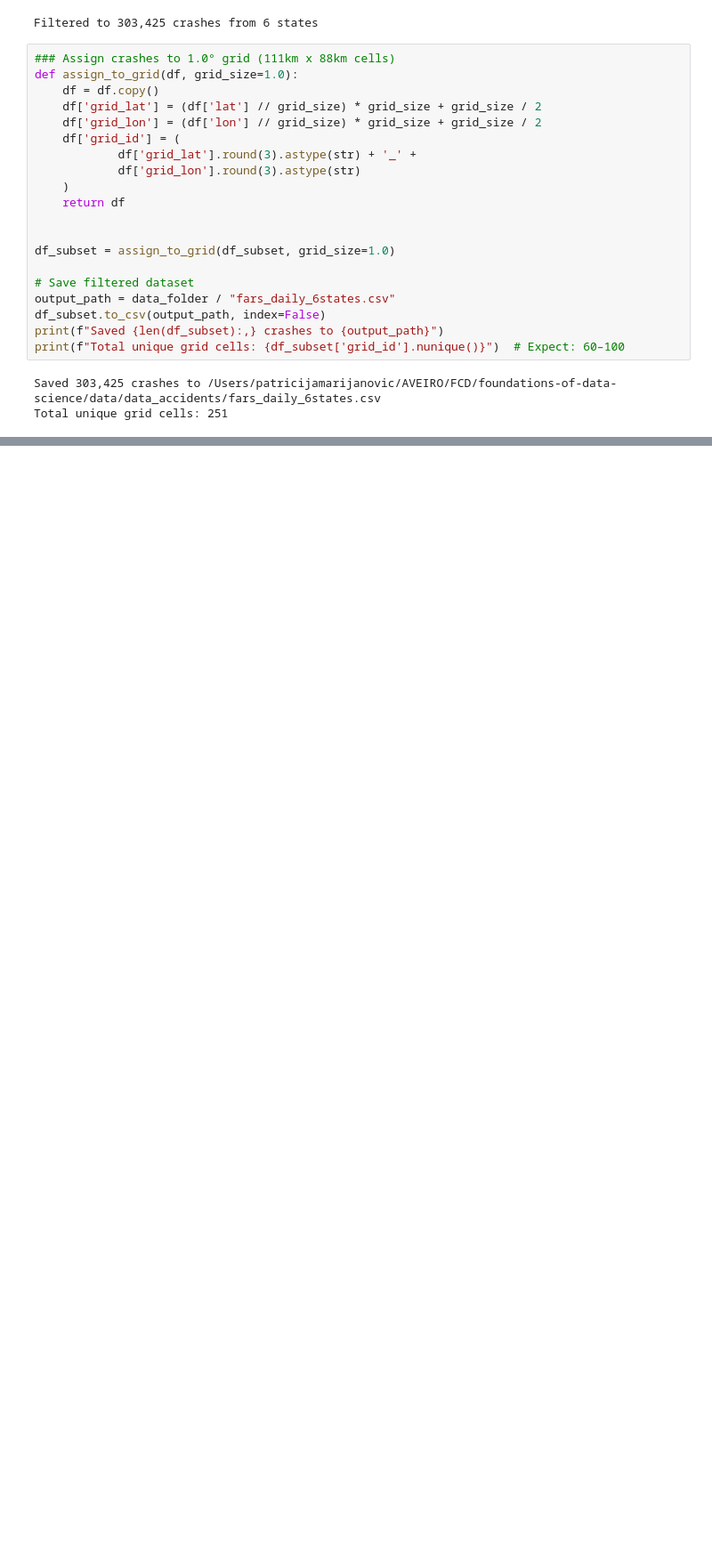
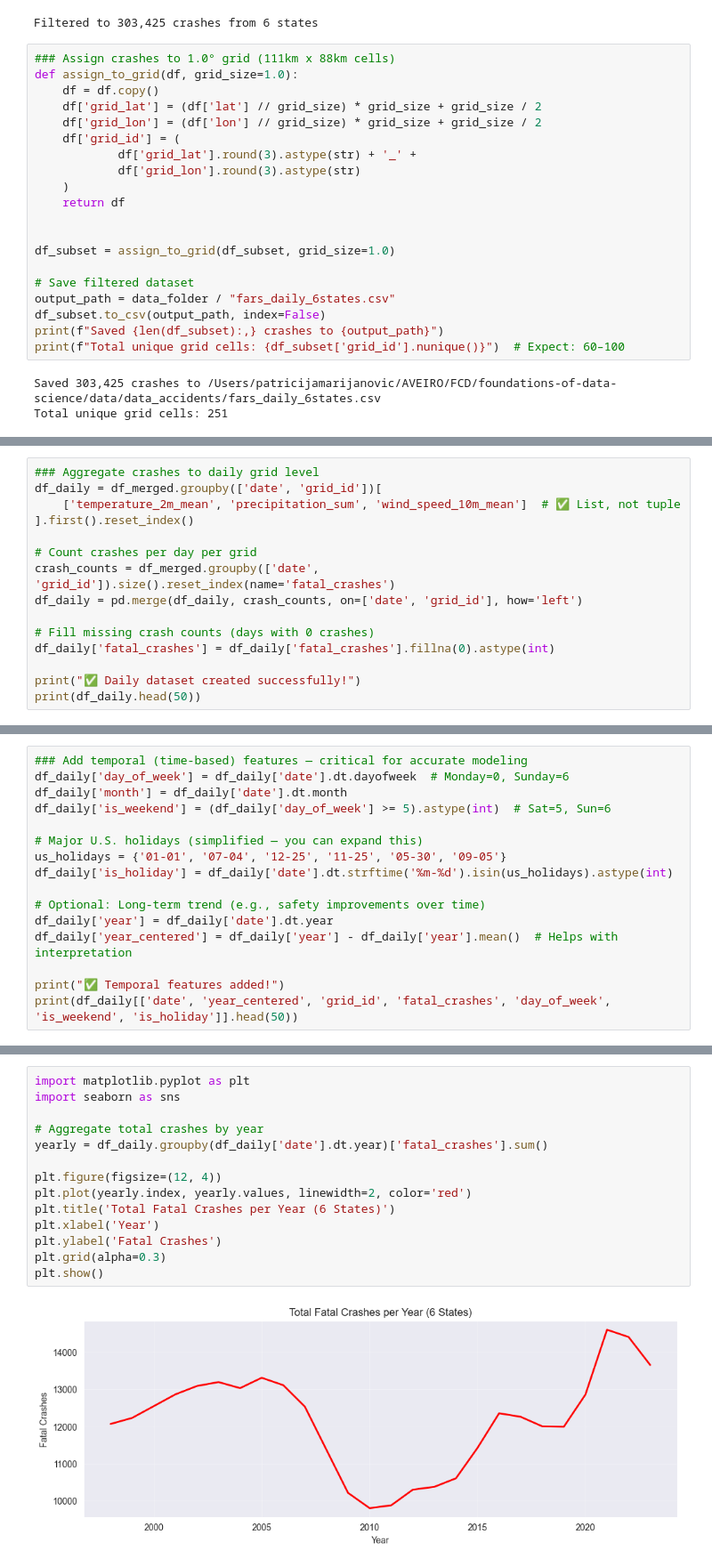
Before and after one commit to patricija-marijanovic/foundations-of-data-science, a Jupyter notebook: notebooks/data_modeling2.ipynb, the cells around one changed output, grey strips where cells are left out. Shown: that part at 89% size. Drawn from its saved outputs; the diff is of its cells as text; blank space fills up the shorter version.

```diff
--- a/notebooks/data_modeling2.ipynb
+++ b/notebooks/data_modeling2.ipynb
@@ -334,0 +358,15 @@ KeyboardInterrupt:
+# %%
+### Aggregate crashes to daily grid level
+df_daily = df_merged.groupby(['date', 'grid_id'])[
+    ['temperature_2m_mean', 'precipitation_sum', 'wind_speed_10m_mean']  # ✅ List, not tuple
+].first().reset_index()
+
+# Count crashes per day per grid
+crash_counts = df_merged.groupby(['date', 'grid_id']).size().reset_index(name='fatal_crashes')
+df_daily = pd.merge(df_daily, crash_counts, on=['date', 'grid_id'], how='left')
+
+# Fill missing crash counts (days with 0 crashes)
+df_daily['fatal_crashes'] = df_daily['fatal_crashes'].fillna(0).astype(int)
+
+print("✅ Daily dataset created successfully!")
+print(df_daily.head(50))
@@ -334,0 +391,16 @@ KeyboardInterrupt:
+# %%
+### Add temporal (time-based) features — critical for accurate modeling
+df_daily['day_of_week'] = df_daily['date'].dt.dayofweek  # Monday=0, Sunday=6
+df_daily['month'] = df_daily['date'].dt.month
+df_daily['is_weekend'] = (df_daily['day_of_week'] >= 5).astype(int)  # Sat=5, Sun=6
+
+# Major U.S. holidays (simplified — you can expand this)
+us_holidays = {'01-01', '07-04', '12-25', '11-25', '05-30', '09-05'}
+df_daily['is_holiday'] = df_daily['date'].dt.strftime('%m-%d').isin(us_holidays).astype(int)
+
+# Optional: Long-term trend (e.g., safety improvements over time)
+df_daily['year'] = df_daily['date'].dt.year
+df_daily['year_centered'] = df_daily['year'] - df_daily['year'].mean()  # Helps with interpretation
+
+print("✅ Temporal features added!")
+print(df_daily[['date', 'year_centered', 'grid_id', 'fatal_crashes', 'day_of_week', 'is_weekend', 'is_holiday']].head(50))
@@ -334,0 +425,16 @@ KeyboardInterrupt:
+# %%
+import matplotlib.pyplot as plt
+import seaborn as sns
+
+# Aggregate total crashes by year
+yearly = df_daily.groupby(df_daily['date'].dt.year)['fatal_crashes'].sum()
+
+plt.figure(figsize=(12, 4))
+plt.plot(yearly.index, yearly.values, linewidth=2, color='red')
+plt.title('Total Fatal Crashes per Year (6 States)')
+plt.xlabel('Year')
+plt.ylabel('Fatal Crashes')
+plt.grid(alpha=0.3)
+plt.show()
+# %% [output]
+[figure, added]
```
Also changed, not shown: parts of 10 cells of this notebook, 3 other files.
